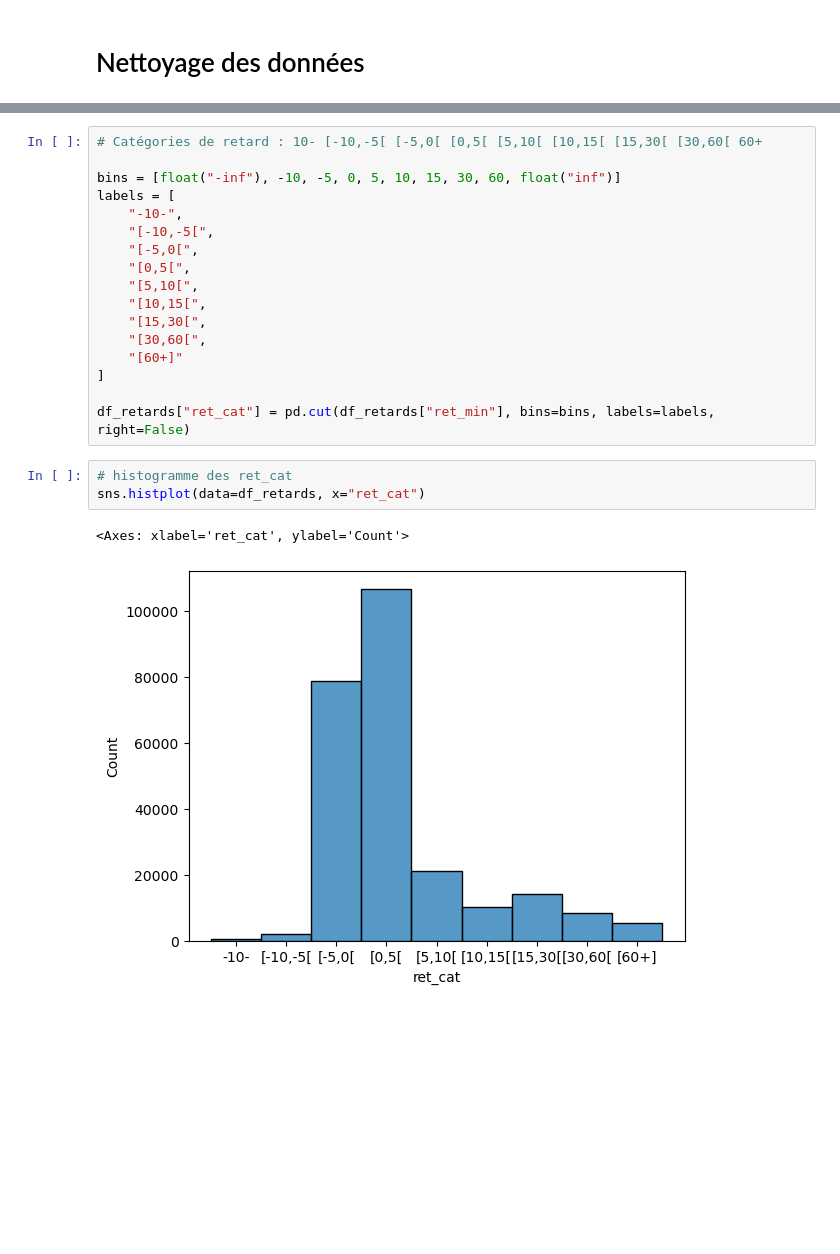
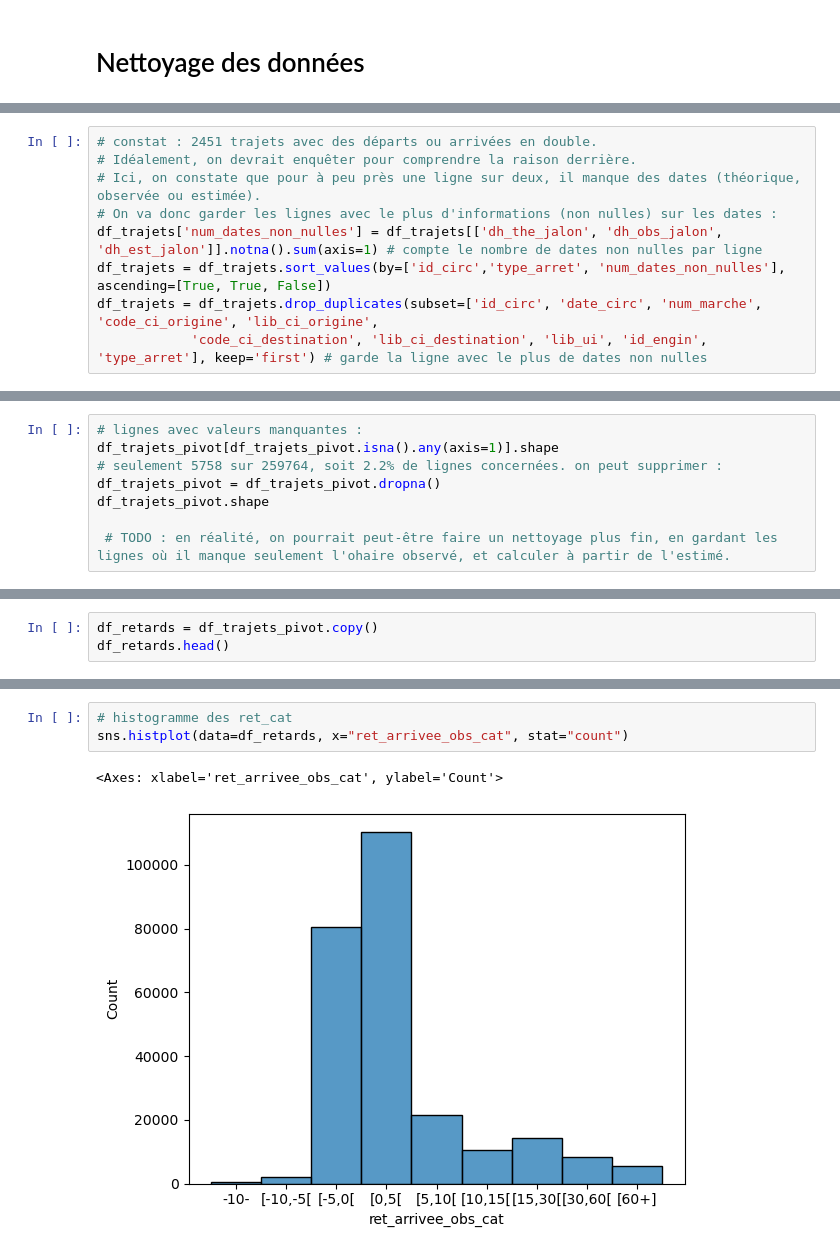
Before and after one commit to Gallien-e/analyse-retard-sncf, a Jupyter notebook: notebooks/1-ingestion.ipynb, the cells around one changed output, grey strips where cells are left out. Saved outputs shown, nothing was run; the diff lists cells and outputs as text; blank space fills up the shorter version.

Commit message:
nettoyage ok + début d'EDA

```diff
--- a/notebooks/1-ingestion.ipynb
+++ b/notebooks/1-ingestion.ipynb
@@ -169,0 +263,9 @@ Name: ret_min, dtype: float64
+# %%
+# constat : 2451 trajets avec des départs ou arrivées en double.
+# Idéalement, on devrait enquêter pour comprendre la raison derrière.
+# Ici, on constate que pour à peu près une ligne sur deux, il manque des dates (théorique, observée ou estimée).
+# On va donc garder les lignes avec le plus d'informations (non nulles) sur les dates :
+df_trajets['num_dates_non_nulles'] = df_trajets[['dh_the_jalon', 'dh_obs_jalon', 'dh_est_jalon']].notna().sum(axis=1) # compte le nombre de dates non nulles par ligne
+df_trajets = df_trajets.sort_values(by=['id_circ','type_arret', 'num_dates_non_nulles'], ascending=[True, True, False])
+df_trajets = df_trajets.drop_duplicates(subset=['id_circ', 'date_circ', 'num_marche', 'code_ci_origine', 'lib_ci_origine',
+            'code_ci_destination', 'lib_ci_destination', 'lib_ui', 'id_engin', 'type_arret'], keep='first') # garde la ligne avec le plus de dates non nulles
@@ -169,0 +332,8 @@ Name: ret_min, dtype: float64
+# %%
+# lignes avec valeurs manquantes :
+df_trajets_pivot[df_trajets_pivot.isna().any(axis=1)].shape
+# seulement 5758 sur 259764, soit 2.2% de lignes concernées. on peut supprimer :
+df_trajets_pivot = df_trajets_pivot.dropna()
+df_trajets_pivot.shape
+
+ # TODO : en réalité, on pourrait peut-être faire un nettoyage plus fin, en gardant les lignes où il manque seulement l'ohaire observé, et calculer à partir de l'estimé.
@@ -169,0 +370,3 @@ Name: ret_min, dtype: float64
+# %%
+df_retards = df_trajets_pivot.copy()
+df_retards.head()
@@ -179,23 +460,6 @@ Text(0.5, 1.0, "Répartition des retards à l'arrivée (entre -20 min et +60 min
-# %%
-# Catégories de retard : 10- [-10,-5[ [-5,0[ [0,5[ [5,10[ [10,15[ [15,30[ [30,60[ 60+
-
-bins = [float("-inf"), -10, -5, 0, 5, 10, 15, 30, 60, float("inf")]
-labels = [
-    "-10-",
-    "[-10,-5[",
-    "[-5,0[",
-    "[0,5[",
-    "[5,10[",
-    "[10,15[",
-    "[15,30[",
-    "[30,60[",
-    "[60+]"
-]
-
-df_retards["ret_cat"] = pd.cut(df_retards["ret_min"], bins=bins, labels=labels, right=False)
 # %%
 # histogramme des ret_cat
-sns.histplot(data=df_retards, x="ret_cat")
+sns.histplot(data=df_retards, x="ret_arrivee_obs_cat", stat="count")
 # %% [output]
-<Axes: xlabel='ret_cat', ylabel='Count'>
+<Axes: xlabel='ret_arrivee_obs_cat', ylabel='Count'>
-[figure, old version]
+[figure, new version]
```
Also changed, not shown: parts of 53 cells of this notebook.
